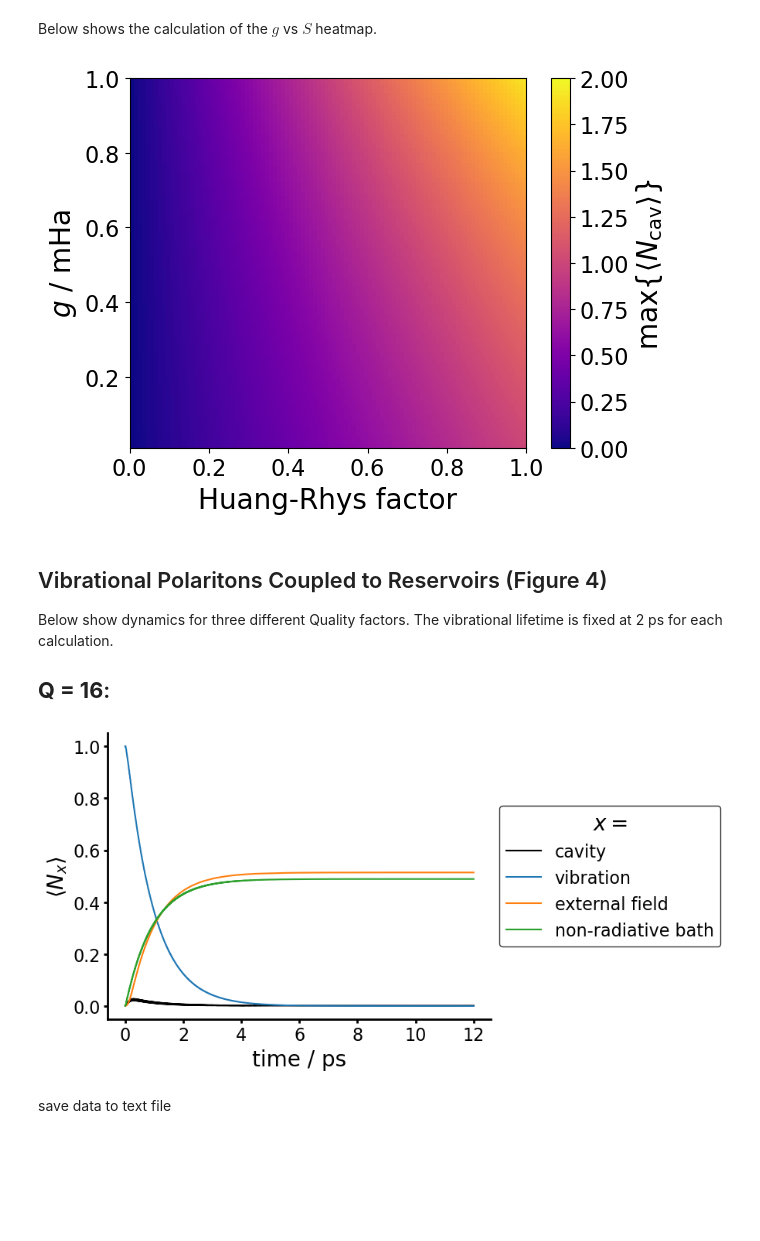
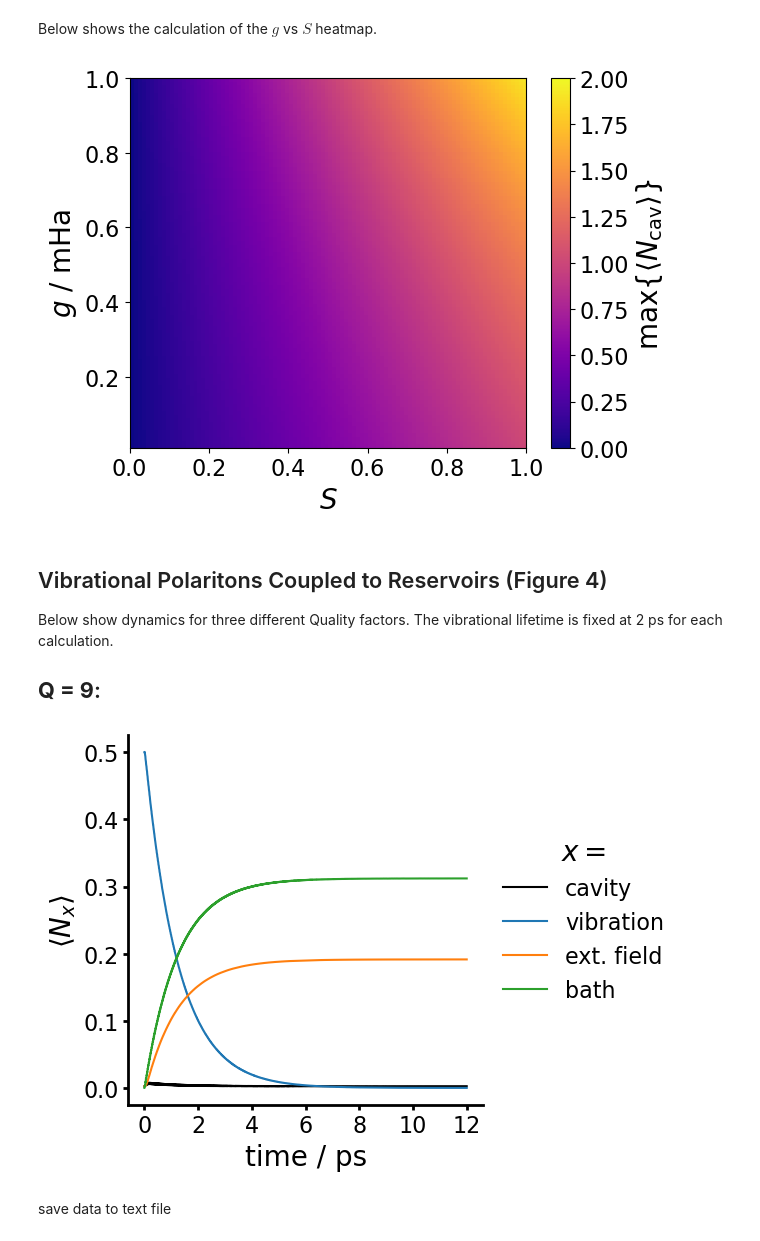
Before and after one commit to ctdub/ESVP, a Jupyter notebook: Data notes.ipynb, the cells around one changed output. Drawn from its saved outputs; the diff is of its cells as text; code cells hidden in the pictures; blank space fills up the shorter version.

```diff
--- a/Data notes.ipynb
+++ b/Data notes.ipynb
@@ -146,13 +159,14 @@ for i, g in enumerate(gRange):
 # %%
 plt.imshow(nCavMax, cmap='plasma', aspect='auto', extent=[sRange[0], sRange[-1], gRange[0] * 1000, gRange[-1] * 1000], origin='lower', vmin=0, vmax=np.round(nCavMax[-1, -1] + 0.05, 1))
 plt.ylabel(r'$g$ / mHa', fontsize=20)
-plt.xlabel(r'Huang-Rhys factor', fontsize=20)
+plt.xlabel(r'$S$', fontsize=20)
 plt.xticks(fontsize=16)
 plt.yticks(fontsize=16)
 cbar = plt.colorbar()
 cbar.set_label(label=r'max{$\langle N_\mathrm{cav} \rangle$}', size=20)
 for t in cbar.ax.get_yticklabels():
     t.set_fontsize(16)
+plt.savefig('Figures/Figure_1b.eps', format='eps', bbox_inches='tight')
 # %% [output]
-[figure, old version]
+[figure, new version]
 # %%
@@ -160,13 +174,14 @@ np.savetxt('data/g_vs_S_nCavMax.txt', nCavMax)
 # %% [markdown]
 ## Vibrational Polaritons Coupled to Reservoirs (Figure 4)
 Below show dynamics for three different Quality factors. The vibrational lifetime is fixed at 2 ps for each calculation.
-## **Q = 16**:
+## **Q = 9**:
 # %%
 parameters = set_param()
-parameters['Q'] = 16
+parameters['Q'] = 9
 parameters['field size'] = 500
 parameters['bath size'] = 500
 parameters['final time'] = 12
+parameters['Huang-Rhys'] = 0.5
 
 polEn, polStates, siteEn = twa.polariton_modes(parameters)
 polDispl = twa.pol_displacement(parameters, polEn, polStates, siteEn)
@@ -175,14 +190,16 @@ nCav = twa.oc_dynamics(parameters, polEn, polStates, siteEn, polDispl, subsystem
 nVib = twa.oc_dynamics(parameters, polEn, polStates, siteEn, polDispl, subsystem='vibration')
 nField = twa.oc_dynamics(parameters, polEn, polStates, siteEn, polDispl, subsystem='field')
 nBath = twa.oc_dynamics(parameters, polEn, polStates, siteEn, polDispl, subsystem='bath')
-
-plt.plot(nCav[0], nCav[1], label='cavity', color='k')
-plt.plot(nVib[0], nVib[1], label='vibration', color='tab:blue')
-plt.plot(nField[0], nField[1], label='external field', color='tab:orange')
-plt.plot(nBath[0], nBath[1], label='non-radiative bath', color='tab:green')
-plot_params()
-# %% [output]
-[figure, removed]
+# %%
+plt.plot(nCav[0], nCav[1], label='cavity', color='k')
+plt.plot(nVib[0], nVib[1], label='vibration', color='tab:blue')
+plt.plot(nField[0], nField[1], label='ext. field', color='tab:orange')
+plt.plot(nBath[0], nBath[1], label='bath', color='tab:green')
+plt.gca().set_aspect(25)
+plot_params()
+plt.savefig('Figures/Figure_4b.eps', format='eps', bbox_inches='tight')
+# %% [output]
+[figure, added]
 # %% [markdown]
 save data to text file
 # %%
```
Also changed, not shown: parts of 14 cells of this notebook, 12 other files.
